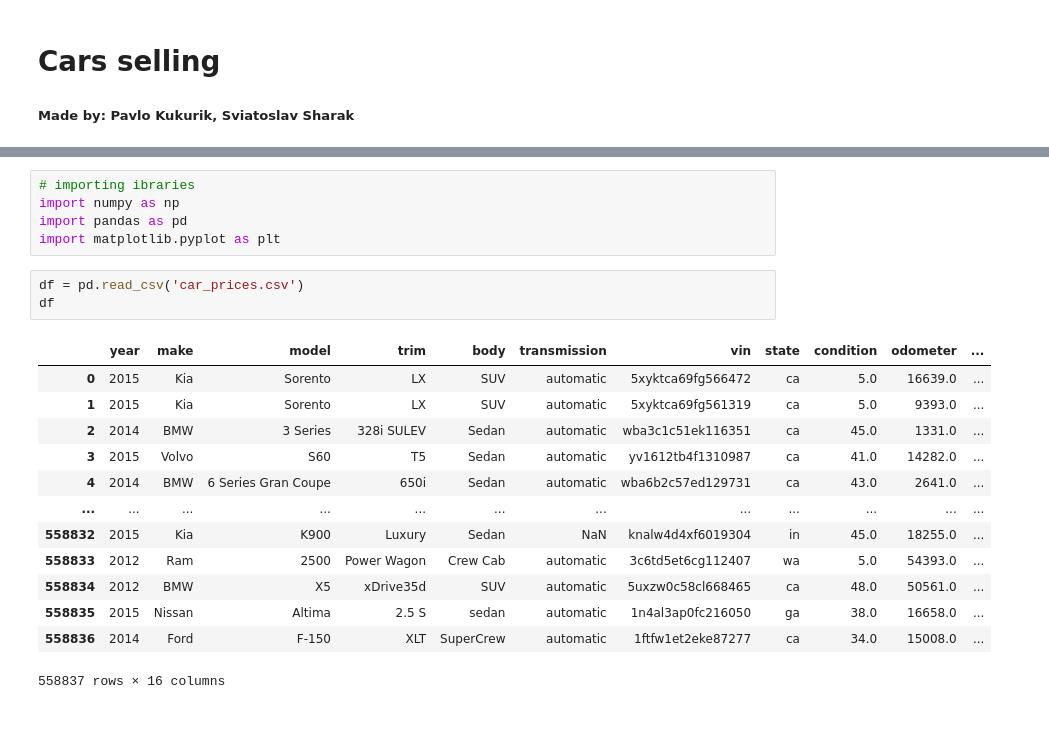
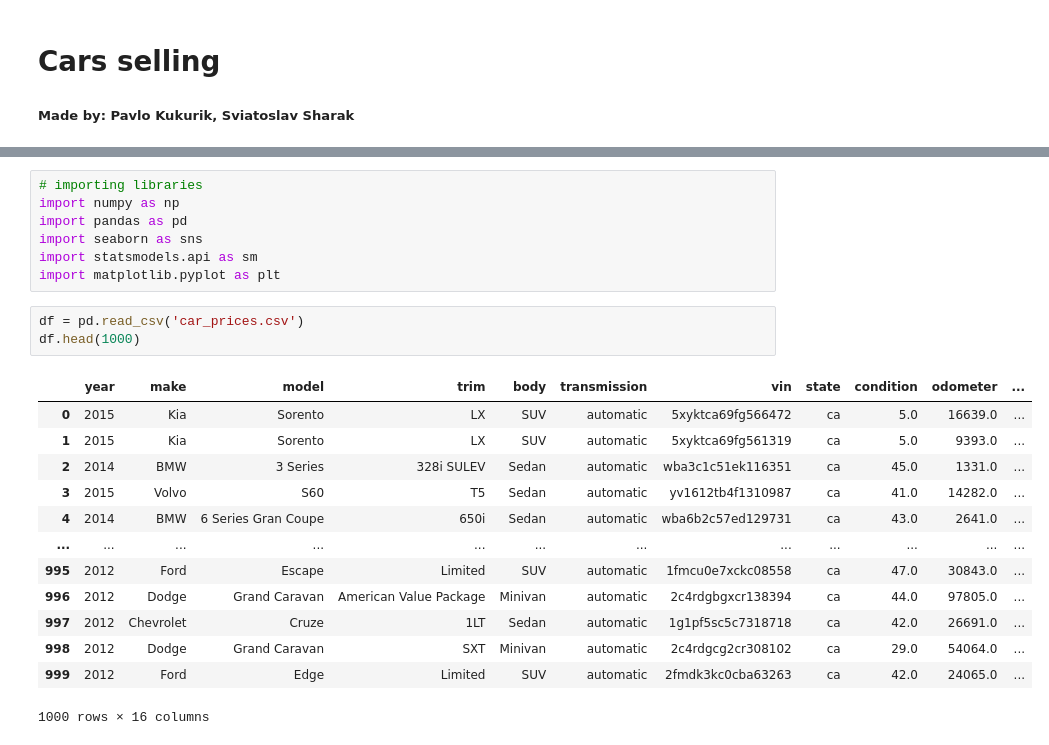
Before and after one commit to PavloKukurik/Car_prices_research, a Jupyter notebook: proj_test.ipynb, the cells around one changed output, grey strips where cells are left out. Cells and saved outputs as stored; diff of their text form.

```diff
--- a/proj_test.ipynb
+++ b/proj_test.ipynb
@@ -5,24 +25,26 @@
 # %%
-# importing ibraries
+# importing libraries
 import numpy as np
 import pandas as pd
+import seaborn as sns
+import statsmodels.api as sm
 import matplotlib.pyplot as plt
 # %%
 df = pd.read_csv('car_prices.csv')
-df
+df.head(1000)
 # %% [output]
 |  | year | make | model | trim | body | transmission | vin | state | condition | odometer | ... |
 | 0 | 2015 | Kia | Sorento | LX | SUV | automatic | 5xyktca69fg566472 | ca | 5.0 | 16639.0 | ... |
 | 1 | 2015 | Kia | Sorento | LX | SUV | automatic | 5xyktca69fg561319 | ca | 5.0 | 9393.0 | ... |
 | 2 | 2014 | BMW | 3 Series | 328i SULEV | Sedan | automatic | wba3c1c51ek116351 | ca | 45.0 | 1331.0 | ... |
 | 3 | 2015 | Volvo | S60 | T5 | Sedan | automatic | yv1612tb4f1310987 | ca | 41.0 | 14282.0 | ... |
 | 4 | 2014 | BMW | 6 Series Gran Coupe | 650i | Sedan | automatic | wba6b2c57ed129731 | ca | 43.0 | 2641.0 | ... |
 | ... | ... | ... | ... | ... | ... | ... | ... | ... | ... | ... | ... |
-| 558832 | 2015 | Kia | K900 | Luxury | Sedan | NaN | knalw4d4xf6019304 | in | 45.0 | 18255.0 | ... |
-| 558833 | 2012 | Ram | 2500 | Power Wagon | Crew Cab | automatic | 3c6td5et6cg112407 | wa | 5.0 | 54393.0 | ... |
-| 558834 | 2012 | BMW | X5 | xDrive35d | SUV | automatic | 5uxzw0c58cl668465 | ca | 48.0 | 50561.0 | ... |
-| 558835 | 2015 | Nissan | Altima | 2.5 S | sedan | automatic | 1n4al3ap0fc216050 | ga | 38.0 | 16658.0 | ... |
-| 558836 | 2014 | Ford | F-150 | XLT | SuperCrew | automatic | 1ftfw1et2eke87277 | ca | 34.0 | 15008.0 | ... |
+| 995 | 2012 | Ford | Escape | Limited | SUV | automatic | 1fmcu0e7xckc08558 | ca | 47.0 | 30843.0 | ... |
+| 996 | 2012 | Dodge | Grand Caravan | American Value Package | Minivan | automatic | 2c4rdgbgxcr138394 | ca | 44.0 | 97805.0 | ... |
+| 997 | 2012 | Chevrolet | Cruze | 1LT | Sedan | automatic | 1g1pf5sc5c7318718 | ca | 42.0 | 26691.0 | ... |
+| 998 | 2012 | Dodge | Grand Caravan | SXT | Minivan | automatic | 2c4rdgcg2cr308102 | ca | 29.0 | 54064.0 | ... |
+| 999 | 2012 | Ford | Edge | Limited | SUV | automatic | 2fmdk3kc0cba63263 | ca | 42.0 | 24065.0 | ... |
-558837 rows × 16 columns
+1000 rows × 16 columns
 # %%
 df.describe()
```
Also changed, not shown: parts of 16 cells of this notebook.
